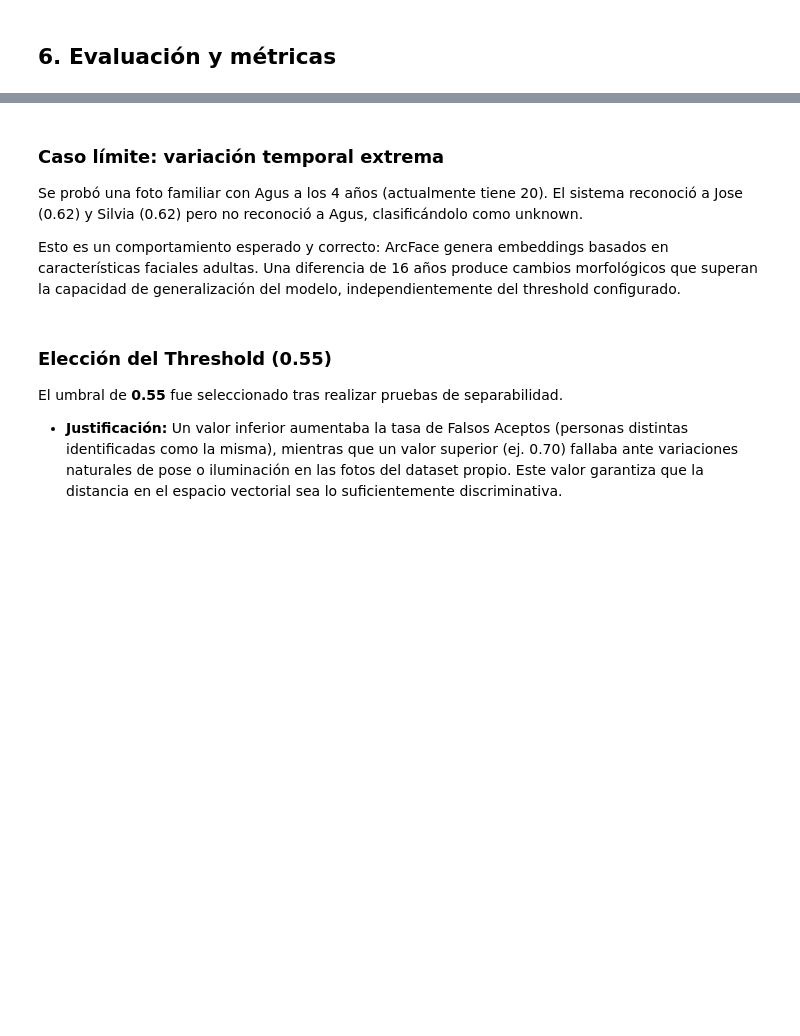
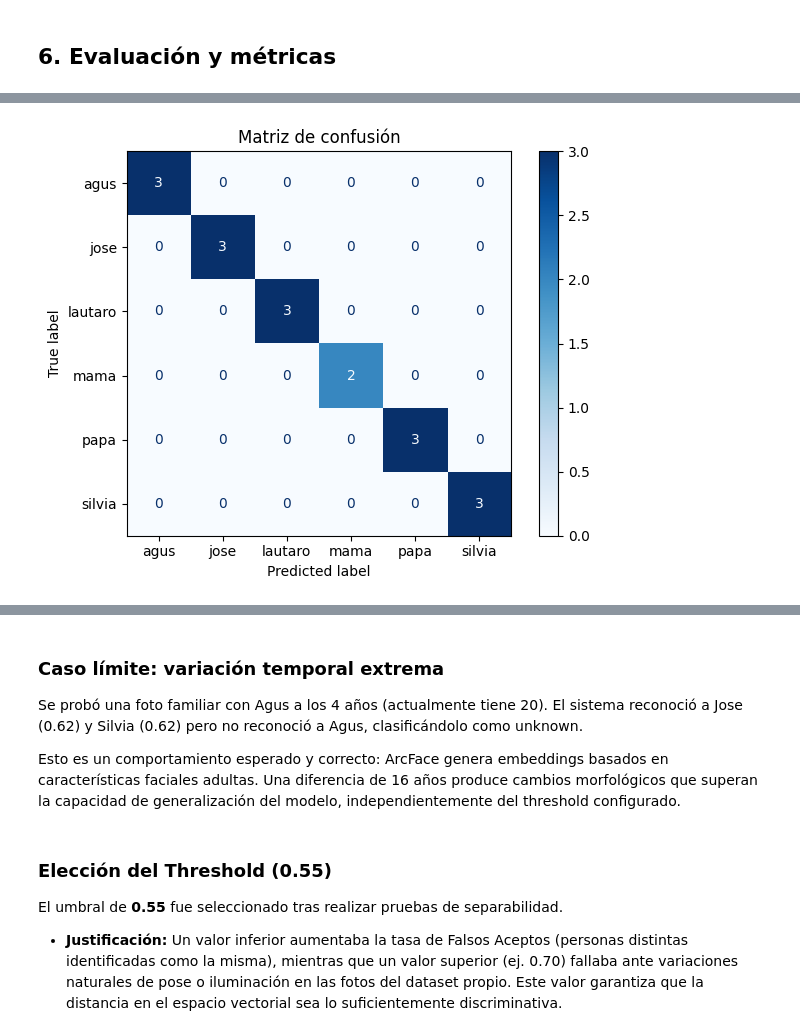
Before and after one commit to EzequielMatiasArevalo/tuia-face-recognition-app, a Jupyter notebook: train.ipynb, the cells around one changed output, grey strips where cells are left out. Saved outputs shown, nothing was run; the diff lists cells and outputs as text; code cells hidden in the pictures; blank space fills up the shorter version.

```diff
--- a/train.ipynb
+++ b/train.ipynb
@@ -79,7 +62,7 @@ personas = [p for p in dataset_path.iterdir() if p.is_dir()]
 
 total = 0
 for persona in personas:
-    imagenes = list(persona.glob("*.jpg")) + list(persona.glob("*.png"))
+    imagenes = list(persona.glob("*.jpg")) + list(persona.glob("*.png")) + list(persona.glob("*.jpeg"))
     print(f"{persona.name}: {len(imagenes)} imágenes")
     total += len(imagenes)
 
@@ -254,0 +331,77 @@ identificando a cada una de forma independiente.
+# %%
+import requests
+import json
+from pathlib import Path
+from sklearn.metrics import confusion_matrix, accuracy_score, precision_score, recall_score, ConfusionMatrixDisplay
+import matplotlib.pyplot as plt
+
+BASE_URL = "http://localhost:8000"
+
+# Personas conocidas — deben coincidir exactamente con las etiquetas registradas
+PERSONAS = ["agus", "silvia", "jose", "lautaro", "mama", "papa"]  # agregá las 6
+
+test_path = Path("test")
+y_true = []
+y_pred = []
+
+for persona in PERSONAS:
+    carpeta = test_path / persona
+    if not carpeta.exists():
+        print(f"Carpeta no encontrada: {carpeta}")
+        continue
+
+    fotos = list(carpeta.glob("*.jpg")) + list(carpeta.glob("*.jpeg")) + list(carpeta.glob("*.png"))
+
+    for foto in fotos:
+        # Subir imagen
+        with open(foto, "rb") as f:
+            upload = requests.post(f"{BASE_URL}/upload", files={"file": f})
+        image_path = upload.json()["path"]
+
+        # Predecir
+        predict = requests.post(f"{BASE_URL}/predict", json={
+            "source_path": image_path,
+            "source_type": "image"
+        })
+        job_id = predict.json()["job_id"]
+
+        # Esperar resultado
+        import time
+        time.sleep(2)
+        status = requests.get(f"{BASE_URL}/status/{job_id}").json()
+
+        if status["status"] != "done":
+            print(f"  {foto.name}: falló")
+            continue
+
+        # Leer resultado
+        result_url = f"http://localhost:8000{status['artifact_url']}"
+        result = requests.get(result_url).json()
+
+        # Tomar la detección con mayor score
+        if result["detections"]:
+            best = max(result["detections"], key=lambda d: d["score"])
+            pred = best["label"]
+        else:
+            pred = "unknown"
+
+        print(f"  {foto.name}: real={persona} pred={pred}")
+        y_true.append(persona)
+        y_pred.append(pred)
+
+# Métricas
+print(f"\nAccuracy: {accuracy_score(y_true, y_pred):.2f}")
+
+labels = sorted(set(y_true + y_pred))
+print(f"Precision: {precision_score(y_true, y_pred, average='macro', labels=labels, zero_division=0):.2f}")
+print(f"Recall: {recall_score(y_true, y_pred, average='macro', labels=labels, zero_division=0):.2f}")
+
+# Matriz de confusión
+cm = confusion_matrix(y_true, y_pred, labels=labels)
+disp = ConfusionMatrixDisplay(confusion_matrix=cm, display_labels=labels)
+disp.plot(cmap="Blues")
+plt.title("Matriz de confusión")
+plt.tight_layout()
+plt.savefig("confusion_matrix.png")
+plt.show()
+# %% [output]
@@ -254,0 +425 @@ identificando a cada una de forma independiente.
+[figure, added]
```
Also changed, not shown: parts of 25 cells of this notebook, 1 other file.
